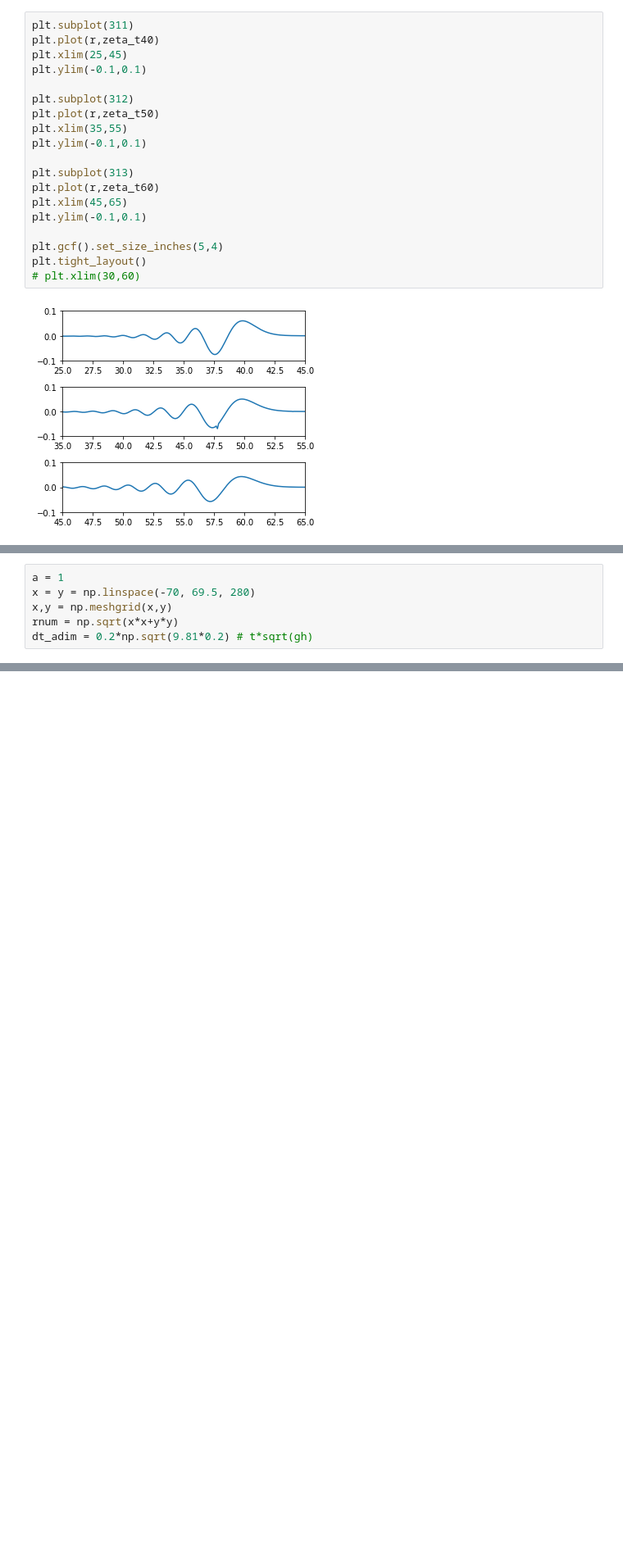
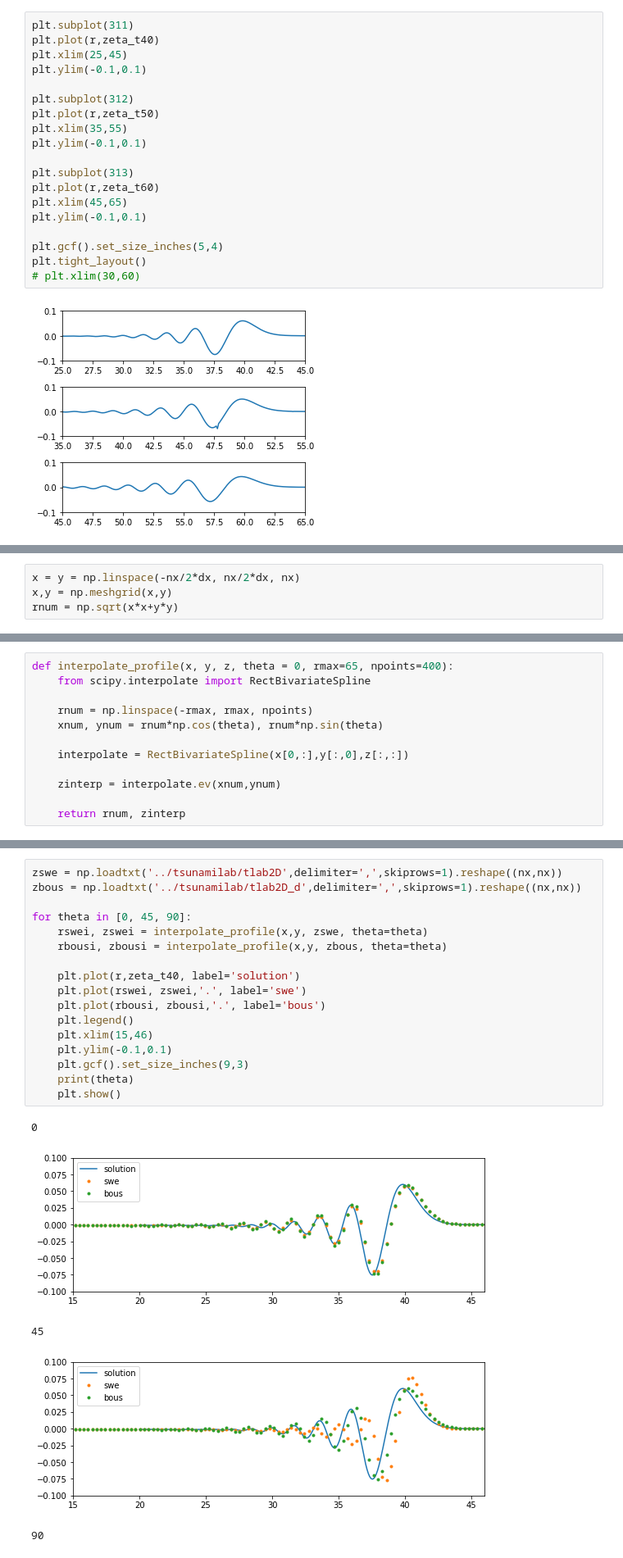
Before and after one commit to jgalazm/Nami, a Jupyter notebook: validation/02_horizontal_bottom/comparison/analytical_solution.ipynb, the cells around one changed output, grey strips where cells are left out. Shown: that part at 82% size. Saved outputs shown, nothing was run; the diff lists cells and outputs as text; blank space fills up the shorter version.

Commit message:
compare with analytical solution using different timesteps, #10, #8

```diff
--- a/validation/02_horizontal_bottom/comparison/analytical_solution.ipynb
+++ b/validation/02_horizontal_bottom/comparison/analytical_solution.ipynb
@@ -109,0 +158,4 @@ plt.tight_layout()
+# %%
+x = y = np.linspace(-nx/2*dx, nx/2*dx, nx)
+x,y = np.meshgrid(x,y)
+rnum = np.sqrt(x*x+y*y)
@@ -110 +164,13 @@ plt.tight_layout()
+# %%
+def interpolate_profile(x, y, z, theta = 0, rmax=65, npoints=400):
+    from scipy.interpolate import RectBivariateSpline
+
+    rnum = np.linspace(-rmax, rmax, npoints)
+    xnum, ynum = rnum*np.cos(theta), rnum*np.sin(theta)
+
+    interpolate = RectBivariateSpline(x[0,:],y[:,0],z[:,:])
+
+    zinterp = interpolate.ev(xnum,ynum)
+
+    return rnum, zinterp
 # %% [markdown]
@@ -119,6 +177,0 @@ z = np.loadtxt('../tsunamilab/tlab2D',delimiter=',',skiprows=1).reshape((280,280
-# %%
-a = 1
-x = y = np.linspace(-70, 69.5, 280)
-x,y = np.meshgrid(x,y)
-rnum = np.sqrt(x*x+y*y)
-dt_adim = 0.2*np.sqrt(9.81*0.2) # t*sqrt(gh)
@@ -137,0 +180,23 @@ plt.xlim(20,45)
+# %%
+zswe = np.loadtxt('../tsunamilab/tlab2D',delimiter=',',skiprows=1).reshape((nx,nx))
+zbous = np.loadtxt('../tsunamilab/tlab2D_d',delimiter=',',skiprows=1).reshape((nx,nx))
+
+for theta in [0, 45, 90]:
+    rswei, zswei = interpolate_profile(x,y, zswe, theta=theta)
+    rbousi, zbousi = interpolate_profile(x,y, zbous, theta=theta)
+
+    plt.plot(r,zeta_t40, label='solution')
+    plt.plot(rswei, zswei,'.', label='swe')
+    plt.plot(rbousi, zbousi,'.', label='bous')
+    plt.legend()
+    plt.xlim(15,46)
+    plt.ylim(-0.1,0.1)
+    plt.gcf().set_size_inches(9,3)
+    print(theta)
+    plt.show()
+# %% [output]
+0
+[figure, added]
+45
+[figure, added]
+90
```
Also changed, not shown: parts of 23 cells of this notebook.
